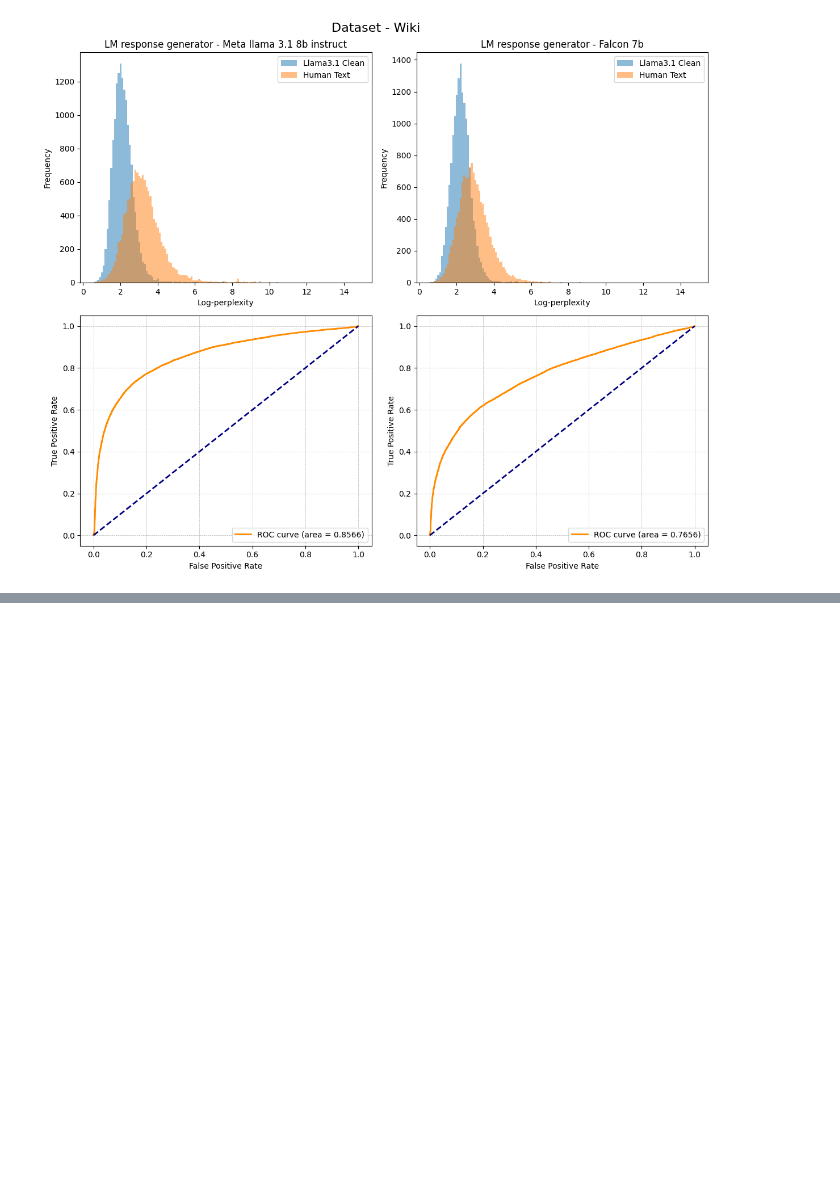
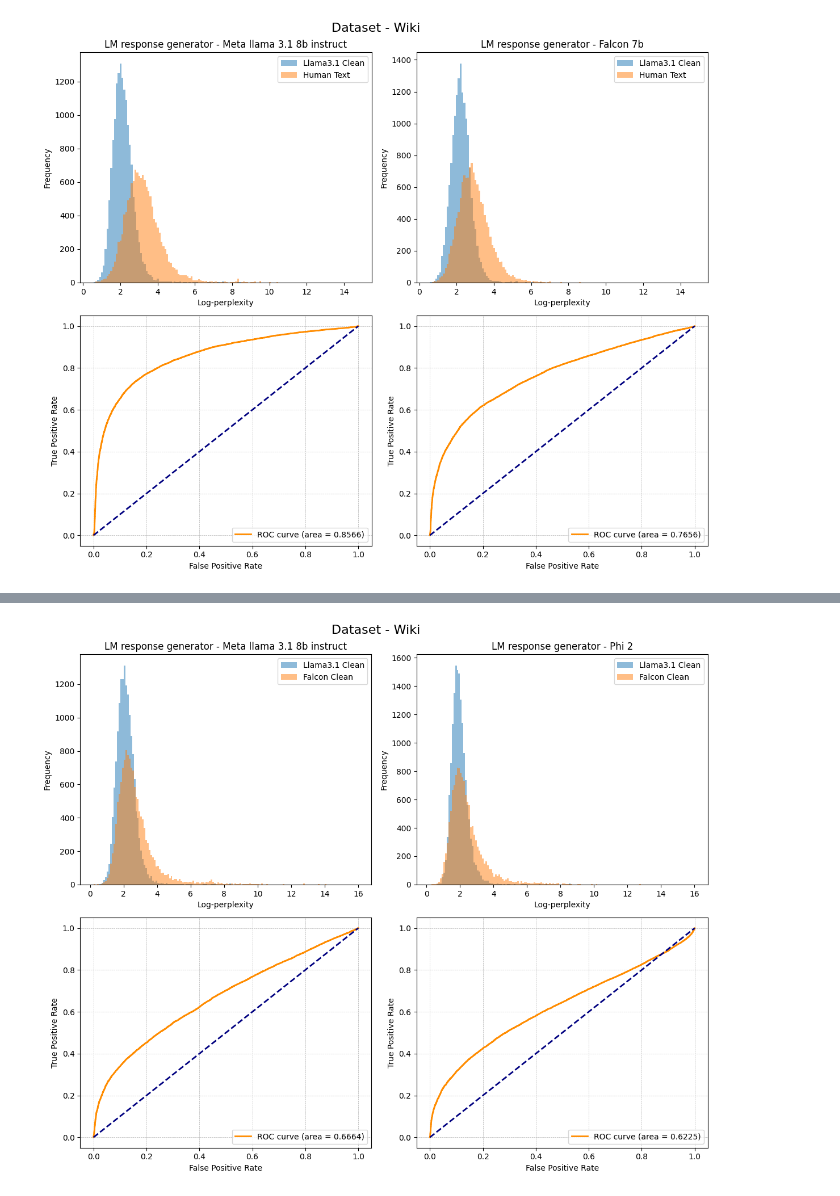
Before and after one commit to AdamVinestock/NLP-Authorship-Attribution, a Jupyter notebook: analyze_response.ipynb, the cells around one changed output, grey strips where cells are left out. Saved outputs shown, nothing was run; the diff lists cells and outputs as text; code cells hidden in the pictures; blank space fills up the shorter version.

```diff
--- a/analyze_response.ipynb
+++ b/analyze_response.ipynb
@@ -368,0 +484,7 @@ compare_hist('Responses/wiki_Falcon_clean_none_Meta-Llama-3.1-8B-Instruct.csv',
+# %%
+compare_hist('Responses/wiki_Llama3.1_clean_none_Meta-Llama-3.1-8B-Instruct.csv',
+             'Responses/wiki_Falcon_clean_none_Meta-Llama-3.1-8B-Instruct.csv',
+             'Responses/wiki_Llama3.1_clean_none_phi-2.csv',
+             'Responses/wiki_Falcon_clean_none_phi-2.csv')
+# %% [output]
+[figure, added]
```
Also changed, not shown: parts of 9 cells of this notebook, 26 other files.
